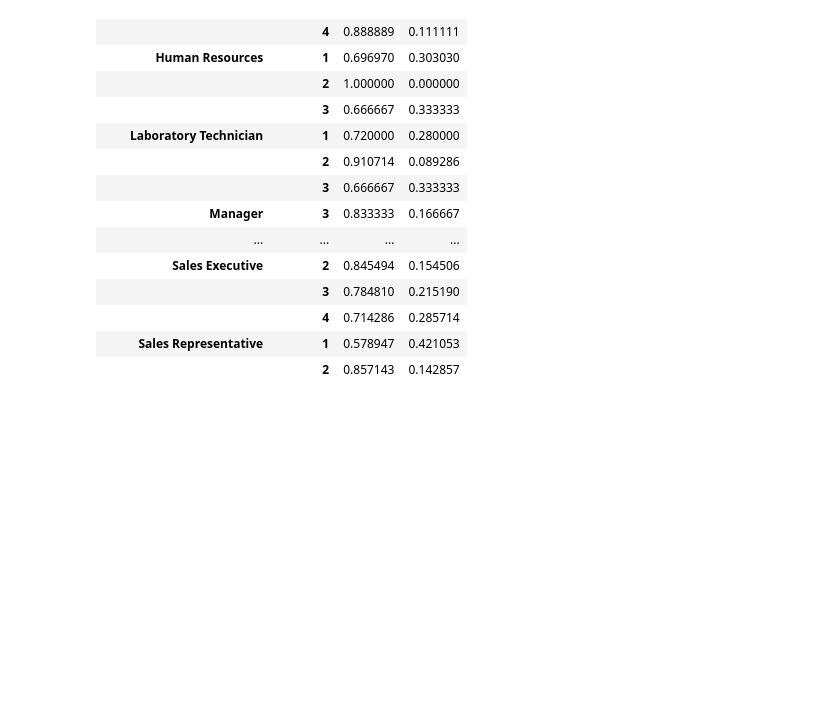
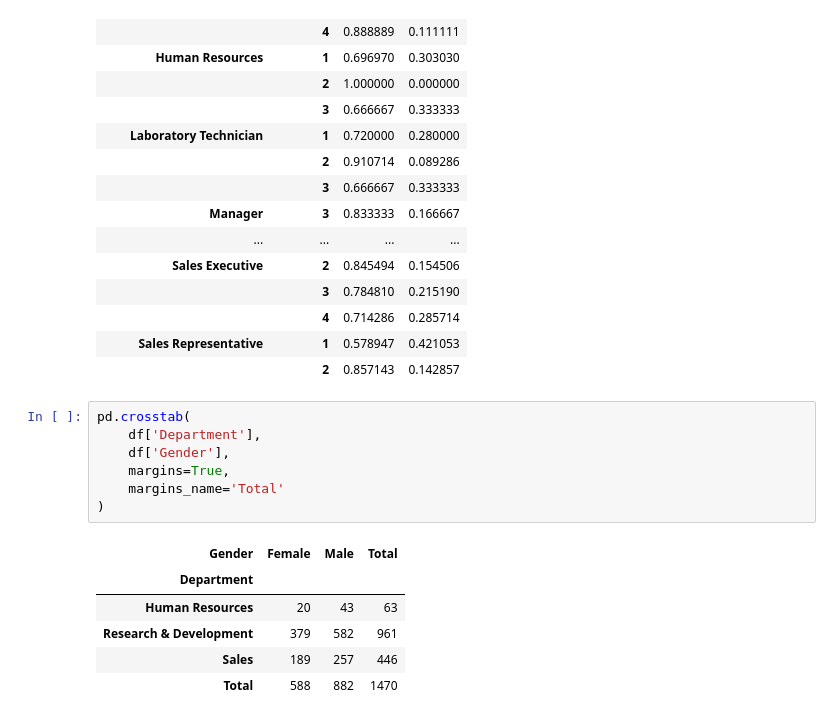
Before and after one commit to stephanyresque/projeto-IBM, a Jupyter notebook: projeto_IBM.ipynb, the cells around one changed output. Drawn from its saved outputs; the diff is of its cells as text; blank space fills up the shorter version.

```diff
--- a/projeto_IBM.ipynb
+++ b/projeto_IBM.ipynb
@@ -1098,3 +1098,17 @@ pd.crosstab(
 |  | 4 | 0.714286 | 0.285714 |
 | Sales Representative | 1 | 0.578947 | 0.421053 |
 |  | 2 | 0.857143 | 0.142857 |
+# %%
+pd.crosstab(
+    df['Department'],
+    df['Gender'],
+    margins=True,
+    margins_name='Total'
+)
+# %% [output]
+| Gender | Female | Male | Total |
+| Department |  |  |  |
+| Human Resources | 20 | 43 | 63 |
+| Research & Development | 379 | 582 | 961 |
+| Sales | 189 | 257 | 446 |
+| Total | 588 | 882 | 1470 |
```
Also changed, not shown: parts of 3 cells of this notebook.
